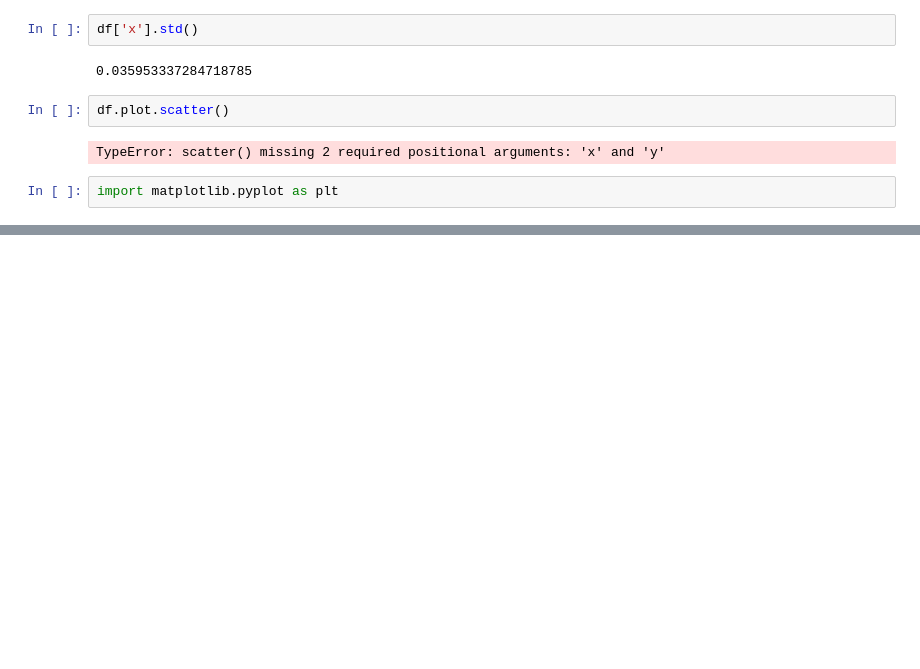
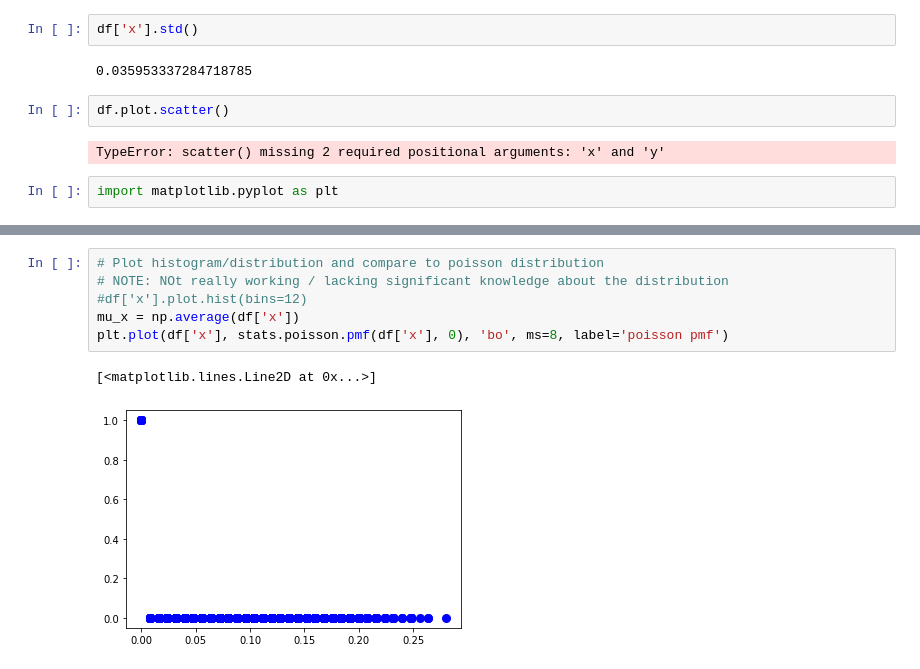
Before and after one commit to RealAlpha/nav_test_py, a Jupyter notebook: accel_data_experimentationn.ipynb, the cells around one changed output, grey strips where cells are left out. Drawn from its saved outputs; the diff is of its cells as text; blank space fills up the shorter version.

```diff
--- a/accel_data_experimentationn.ipynb
+++ b/accel_data_experimentationn.ipynb
@@ -87,0 +141,9 @@ plt.plot(x_fftfreq[i], 10 * np.log10(x_psd[i]))
+# %%
+# Plot histogram/distribution and compare to poisson distribution
+# NOTE: NOt really working / lacking significant knowledge about the distribution
+#df['x'].plot.hist(bins=12)
+mu_x = np.average(df['x'])
+plt.plot(df['x'], stats.poisson.pmf(df['x'], 0), 'bo', ms=8, label='poisson pmf')
+# %% [output]
+[<matplotlib.lines.Line2D at 0x...>]
+[figure, added]
```
Also changed, not shown: parts of 11 cells of this notebook.
